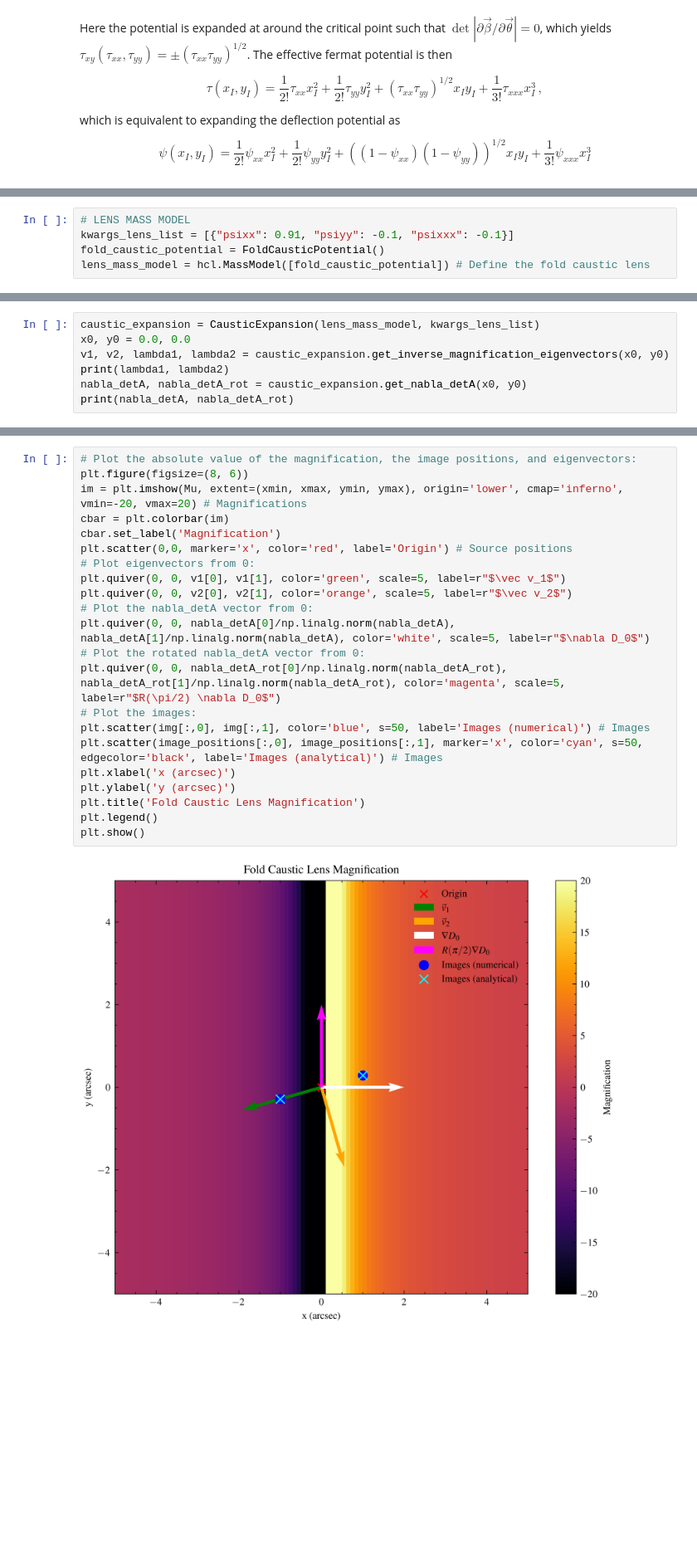
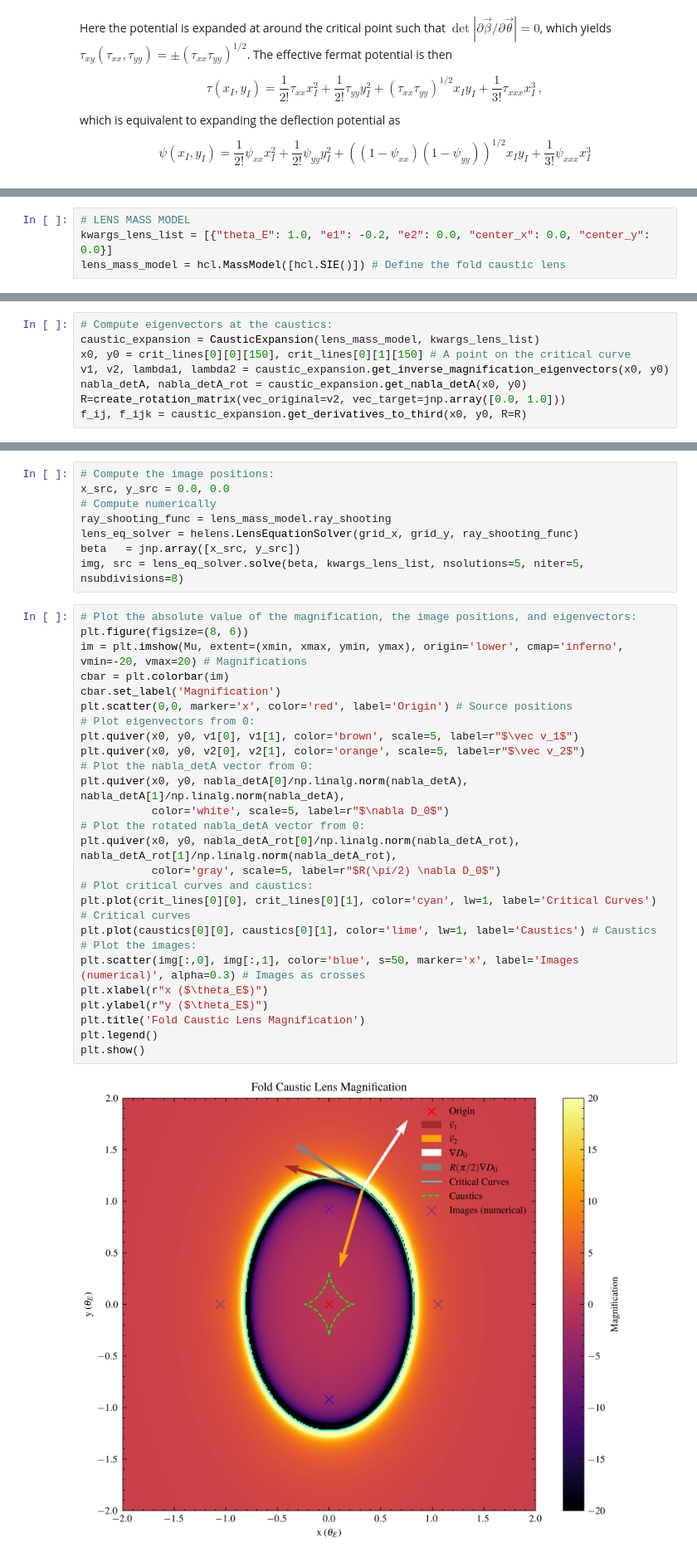
Before and after one commit to souvik-jana/lens_reconstruction, a Jupyter notebook: examples/caustic/02_fold_caustic_modeling.ipynb, the cells around one changed output, grey strips where cells are left out. Shown at 83% size. Drawn from its saved outputs; the diff is of its cells as text; blank space fills up the shorter version.

```diff
--- a/examples/caustic/02_fold_caustic_modeling.ipynb
+++ b/examples/caustic/02_fold_caustic_modeling.ipynb
@@ -32,8 +32,7 @@ plt.style.use(['science','ieee'])
 jax.config.update('jax_enable_x64', True)
 # %%
 # LENS MASS MODEL
-kwargs_lens_list = [{"psixx": 0.91, "psiyy": -0.1, "psixxx": -0.1}]
-fold_caustic_potential = FoldCausticPotential()
-lens_mass_model = hcl.MassModel([fold_caustic_potential]) # Define the fold caustic lens
+kwargs_lens_list = [{"theta_E": 1.0, "e1": -0.2, "e2": 0.0, "center_x": 0.0, "center_y": 0.0}]
+lens_mass_model = hcl.MassModel([hcl.SIE()]) # Define the fold caustic lens
 # %%
 # GRID
@@ -54,7 +46,8 @@ img, src = lens_eq_solver.solve(beta, kwargs_lens_list, nsolutions=2, niter=5, n
 # %%
+# Compute eigenvectors at the caustics:
 caustic_expansion = CausticExpansion(lens_mass_model, kwargs_lens_list)
-x0, y0 = 0.0, 0.0
+x0, y0 = crit_lines[0][0][150], crit_lines[0][1][150] # A point on the critical curve
 v1, v2, lambda1, lambda2 = caustic_expansion.get_inverse_magnification_eigenvectors(x0, y0)
-print(lambda1, lambda2)
 nabla_detA, nabla_detA_rot = caustic_expansion.get_nabla_detA(x0, y0)
-print(nabla_detA, nabla_detA_rot)
+R=create_rotation_matrix(vec_original=v2, vec_target=jnp.array([0.0, 1.0]))
+f_ij, f_ijk = caustic_expansion.get_derivatives_to_third(x0, y0, R=R)
@@ -64,24 +80,36 @@ print(nabla_detA, nabla_detA_rot)
+# %%
+# Compute the image positions:
+x_src, y_src = 0.0, 0.0
+# Compute numerically
+ray_shooting_func = lens_mass_model.ray_shooting
+lens_eq_solver = helens.LensEquationSolver(grid_x, grid_y, ray_shooting_func)
+beta   = jnp.array([x_src, y_src])
+img, src = lens_eq_solver.solve(beta, kwargs_lens_list, nsolutions=5, niter=5, nsubdivisions=8)
 # %%
 # Plot the absolute value of the magnification, the image positions, and eigenvectors:
 plt.figure(figsize=(8, 6))
 im = plt.imshow(Mu, extent=(xmin, xmax, ymin, ymax), origin='lower', cmap='inferno', vmin=-20, vmax=20) # Magnifications
 cbar = plt.colorbar(im)
 cbar.set_label('Magnification')
 plt.scatter(0,0, marker='x', color='red', label='Origin') # Source positions
 # Plot eigenvectors from 0:
-plt.quiver(0, 0, v1[0], v1[1], color='green', scale=5, label=r"$\vec v_1$")
-plt.quiver(0, 0, v2[0], v2[1], color='orange', scale=5, label=r"$\vec v_2$")
+plt.quiver(x0, y0, v1[0], v1[1], color='brown', scale=5, label=r"$\vec v_1$")
+plt.quiver(x0, y0, v2[0], v2[1], color='orange', scale=5, label=r"$\vec v_2$")
 # Plot the nabla_detA vector from 0:
-plt.quiver(0, 0, nabla_detA[0]/np.linalg.norm(nabla_detA), nabla_detA[1]/np.linalg.norm(nabla_detA), color='white', scale=5, label=r"$\nabla D_0$")
+plt.quiver(x0, y0, nabla_detA[0]/np.linalg.norm(nabla_detA), nabla_detA[1]/np.linalg.norm(nabla_detA),
+           color='white', scale=5, label=r"$\nabla D_0$")
 # Plot the rotated nabla_detA vector from 0:
-plt.quiver(0, 0, nabla_detA_rot[0]/np.linalg.norm(nabla_detA_rot), nabla_detA_rot[1]/np.linalg.norm(nabla_detA_rot), color='magenta', scale=5, label=r"$R(\pi/2) \nabla D_0$")
+plt.quiver(x0, y0, nabla_detA_rot[0]/np.linalg.norm(nabla_detA_rot), nabla_detA_rot[1]/np.linalg.norm(nabla_detA_rot),
+           color='gray', scale=5, label=r"$R(\pi/2) \nabla D_0$")
+# Plot critical curves and caustics:
+plt.plot(crit_lines[0][0], crit_lines[0][1], color='cyan', lw=1, label='Critical Curves') # Critical curves
+plt.plot(caustics[0][0], caustics[0][1], color='lime', lw=1, label='Caustics') # Caustics
 # Plot the images:
-plt.scatter(img[:,0], img[:,1], color='blue', s=50, label='Images (numerical)') # Images
-plt.scatter(image_positions[:,0], image_positions[:,1], marker='x', color='cyan', s=50, edgecolor='black', label='Images (analytical)') # Images
-plt.xlabel('x (arcsec)')
-plt.ylabel('y (arcsec)')
+plt.scatter(img[:,0], img[:,1], color='blue', s=50, marker='x', label='Images (numerical)', alpha=0.3) # Images as crosses
+plt.xlabel(r"x ($\theta_E$)")
+plt.ylabel(r"y ($\theta_E$)")
 plt.title('Fold Caustic Lens Magnification')
 plt.legend()
 plt.show()
 # %% [output]
-[figure, old version]
+[figure, new version]
```
Also changed, not shown: parts of 9 cells of this notebook, 2 other files.
